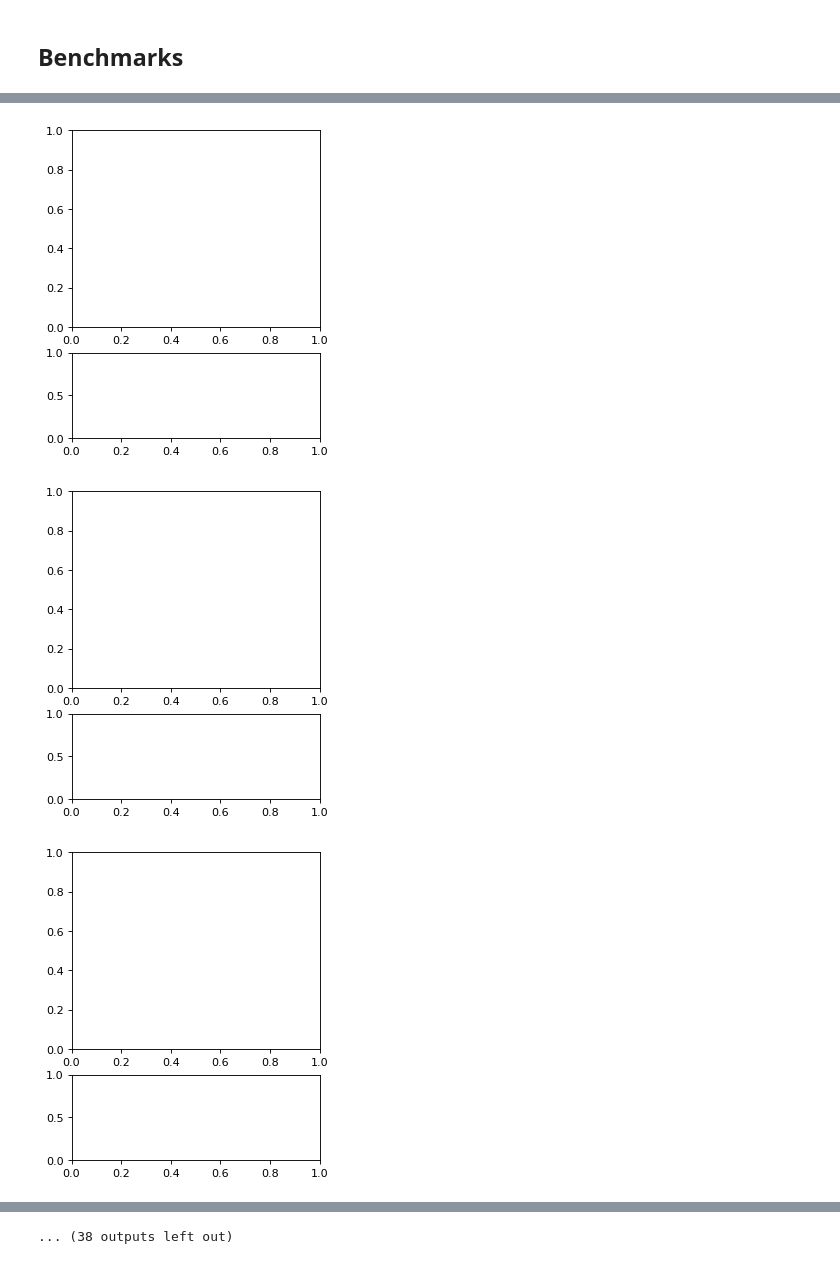
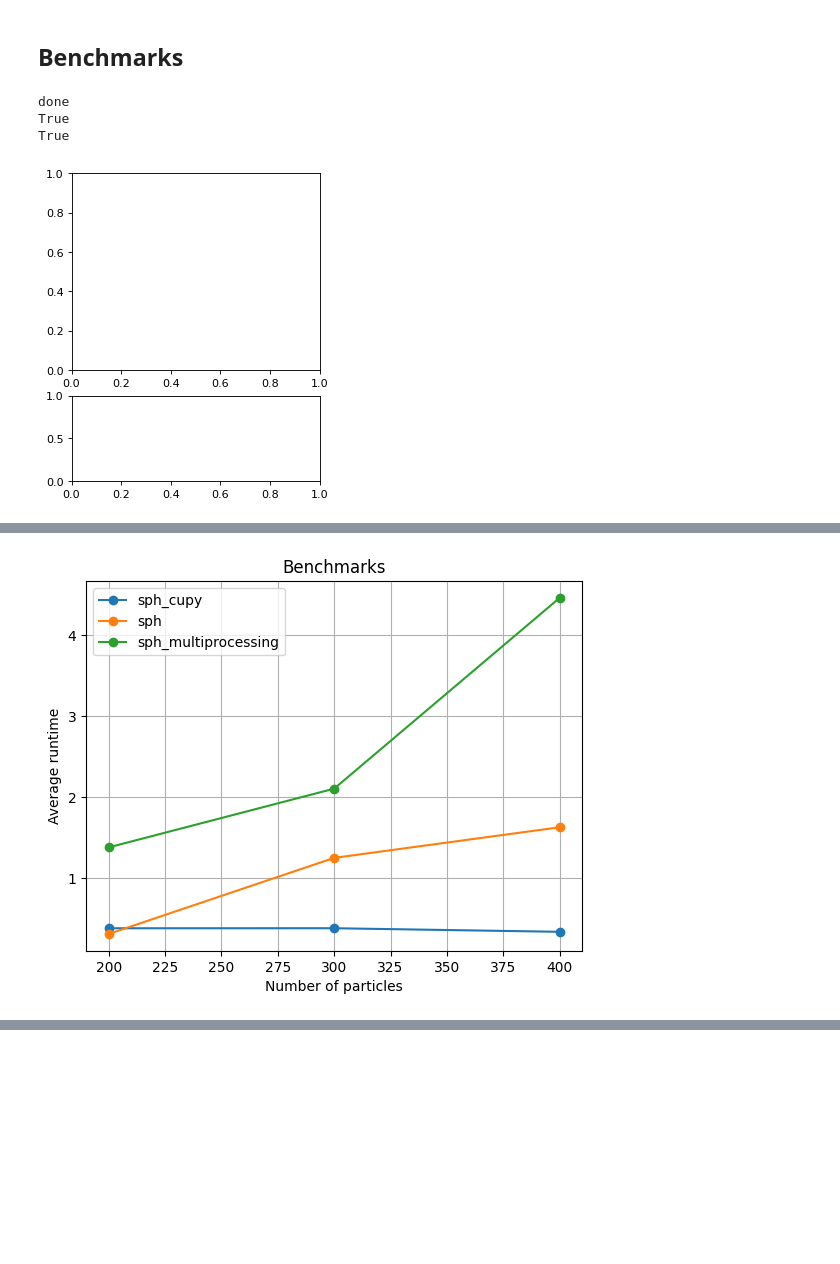
Before and after one commit to fogge1/optimizations-of-sph, a Jupyter notebook: benchmarks.ipynb, the cells around one changed output, grey strips where cells are left out. Saved outputs shown, nothing was run; the diff lists cells and outputs as text; code cells hidden in the pictures; blank space fills up the shorter version.

Commit message:
feat: multiprocessing getDensity & getAcc

```diff
--- a/benchmarks.ipynb
+++ b/benchmarks.ipynb
@@ -6,3 +7,18 @@ import sph # baseline
+# %%
+# Vailidation
+import numpy as np
+
+pos, vel = sph.main(400)
+print("done")
+mp_pos, mp_vel = sph_multiprocessing.main(400)
+
+print(np.array_equal(pos, mp_pos))
+print(np.array_equal(vel, mp_vel))
+# %% [output]
+done
+True
+True
+[figure, added]
 # %%
 import matplotlib.pyplot as plt
 
@@ -31,5 +57,5 @@ def plot_benchmarks(benchmark_data, Ns):
 # %%
-funcs = [sph_cupy.main, sph.main]
+funcs = [sph_cupy.main, sph.main, sph_multiprocessing.main]
 Ns = [200, 300, 400]
 
 benchmarks = benchmark(funcs, Ns)
@@ -44,3 +73 @@ plot_benchmarks(benchmarks, Ns)
-[figure, old version]
+[figure, new version]
-[figure, removed]
-[figure, removed]
@@ -54 +73,0 @@ plot_benchmarks(benchmarks, Ns)
-... (38 outputs left out)
```
Also changed, not shown: parts of 3 cells of this notebook, 5 other files.
